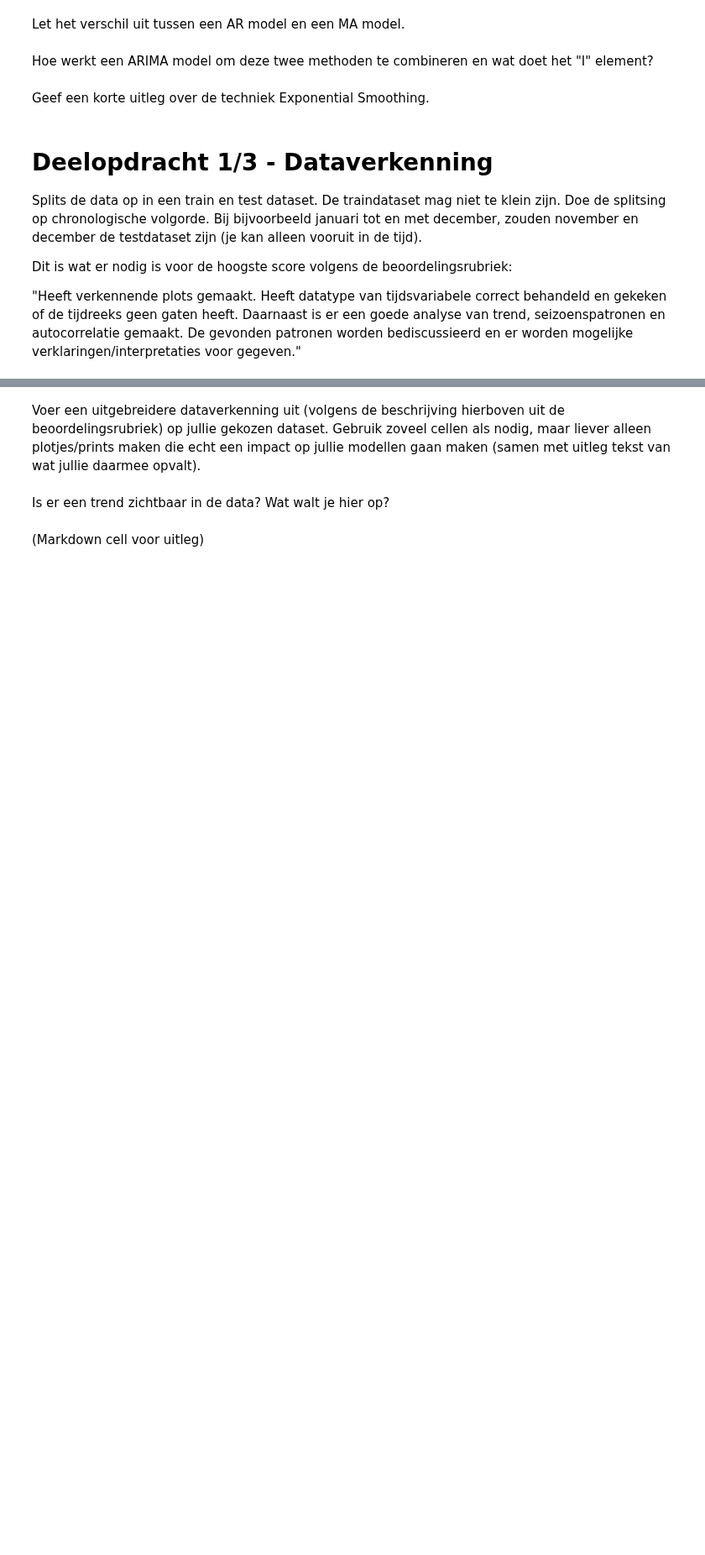
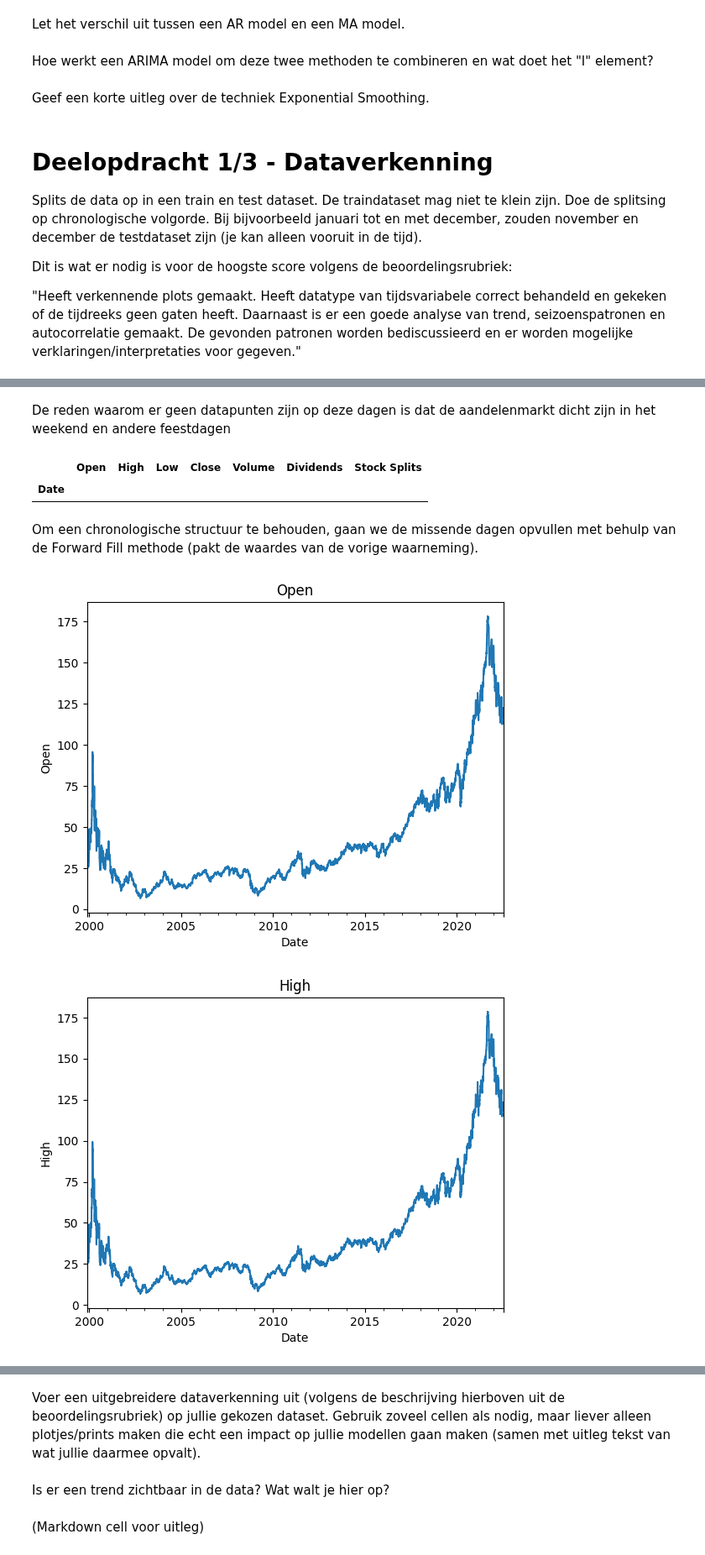
Before and after one commit to yanj27/Smart_Industry, a Jupyter notebook: Data Mining/Opdracht 4/Data Mining - Opdracht 4 (Tijdreeksen).ipynb, the cells around one changed output, grey strips where cells are left out. Shown at 84% size. Saved outputs shown, nothing was run; the diff lists cells and outputs as text; code cells hidden in the pictures; blank space fills up the shorter version.

```diff
--- a/Data Mining/Opdracht 4/Data Mining - Opdracht 4 (Tijdreeksen).ipynb
+++ b/Data Mining/Opdracht 4/Data Mining - Opdracht 4 (Tijdreeksen).ipynb
@@ -72,2 +78,3 @@ Dit is wat er nodig is voor de hoogste score volgens de beoordelingsrubriek:
 # %%
-(code cell)
+data = pd.read_csv('A.csv')
+data.info()
@@ -73,0 +99,3 @@ Dit is wat er nodig is voor de hoogste score volgens de beoordelingsrubriek:
+# %%
+data['Date'] = pd.to_datetime(data['Date'])
+data.dtypes
@@ -73,0 +112,3 @@ Dit is wat er nodig is voor de hoogste score volgens de beoordelingsrubriek:
+# %%
+data.set_index('Date', inplace=True)
+data.head()
@@ -73,0 +165,19 @@ Dit is wat er nodig is voor de hoogste score volgens de beoordelingsrubriek:
+# %% [markdown]
+De reden waarom er geen datapunten zijn op deze dagen is dat de aandelenmarkt dicht zijn in het weekend en andere feestdagen
+# %%
+data_filled = data.resample('1d').ffill()
+data_filled.loc[data_filled['High'].isna()]
+# %% [output]
+|  | Open | High | Low | Close | Volume | Dividends | Stock Splits |
+| Date |  |  |  |  |  |  |  |
+# %% [markdown]
+Om een chronologische structuur te behouden, gaan we de missende dagen opvullen met behulp van de Forward Fill methode (pakt de waardes van de vorige waarneming).
+# %%
+for column in data_filled.columns:
+    data_filled[column].plot()
+    plt.title(column)
+    plt.ylabel(column)
+    plt.show()
+# %% [output]
+[figure, added]
+[figure, added]
```
Also changed, not shown: parts of 13 cells of this notebook.
